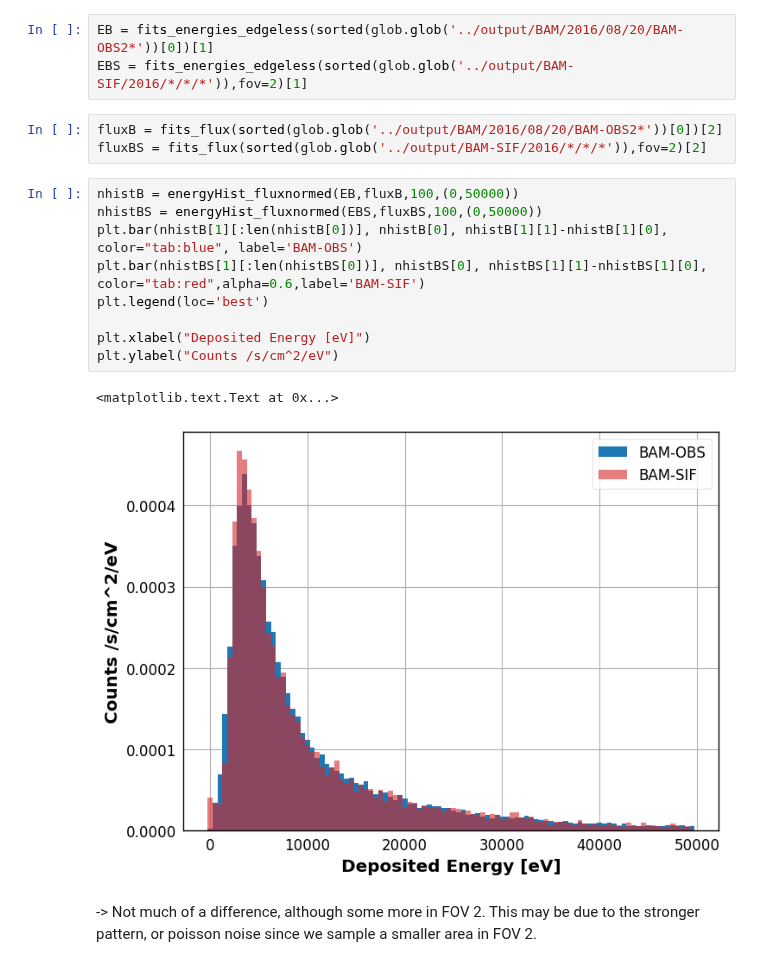
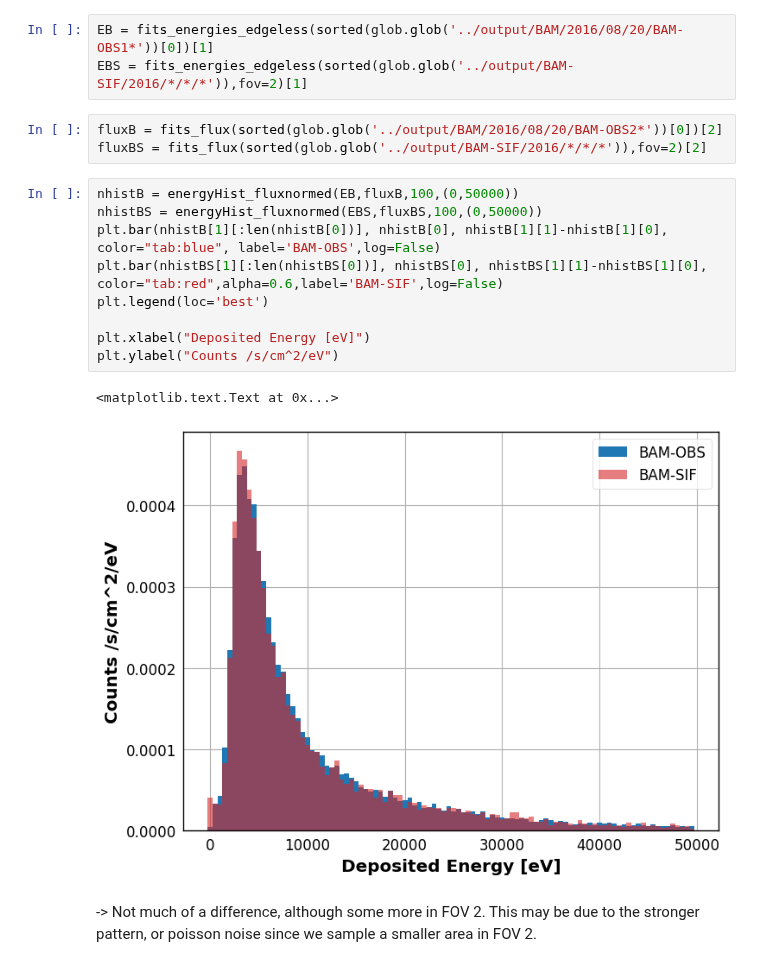
Before and after one commit to asierabreu/cosmics, a Jupyter notebook: postprocessing/energy-histograms.ipynb, the cells around one changed output. Saved outputs shown, nothing was run; the diff lists cells and outputs as text.

```diff
--- a/postprocessing/energy-histograms.ipynb
+++ b/postprocessing/energy-histograms.ipynb
@@ -139,7 +139,7 @@ plt.bar(nhistB2[1][:len(nhistB2[0])], nhistB2[0], nhistB2[1][1]-nhistB2[1][0], c
 # %% [markdown]
 # BAM-OBS vs BAM-SIF
 # %%
-EB = fits_energies_edgeless(sorted(glob.glob('../output/BAM/2016/08/20/BAM-OBS2*'))[0])[1]
+EB = fits_energies_edgeless(sorted(glob.glob('../output/BAM/2016/08/20/BAM-OBS1*'))[0])[1]
 EBS = fits_energies_edgeless(sorted(glob.glob('../output/BAM-SIF/2016/*/*/*')),fov=2)[1]
 # %%
 fluxB = fits_flux(sorted(glob.glob('../output/BAM/2016/08/20/BAM-OBS2*'))[0])[2]
@@ -147,15 +147,15 @@ fluxBS = fits_flux(sorted(glob.glob('../output/BAM-SIF/2016/*/*/*')),fov=2)[2]
 # %%
 nhistB = energyHist_fluxnormed(EB,fluxB,100,(0,50000))
 nhistBS = energyHist_fluxnormed(EBS,fluxBS,100,(0,50000))
-plt.bar(nhistB[1][:len(nhistB[0])], nhistB[0], nhistB[1][1]-nhistB[1][0], color="tab:blue", label='BAM-OBS')
-plt.bar(nhistBS[1][:len(nhistBS[0])], nhistBS[0], nhistBS[1][1]-nhistBS[1][0], color="tab:red",alpha=0.6,label='BAM-SIF')
+plt.bar(nhistB[1][:len(nhistB[0])], nhistB[0], nhistB[1][1]-nhistB[1][0], color="tab:blue", label='BAM-OBS',log=False)
+plt.bar(nhistBS[1][:len(nhistBS[0])], nhistBS[0], nhistBS[1][1]-nhistBS[1][0], color="tab:red",alpha=0.6,label='BAM-SIF',log=False)
 plt.legend(loc='best')
 
 plt.xlabel("Deposited Energy [eV]")
 plt.ylabel("Counts /s/cm^2/eV")
 # %% [output]
 <matplotlib.text.Text at 0x...>
-[figure, old version]
+[figure, new version]
 # %% [markdown]
 -> Not much of a difference, although some more in FOV 2. This may be due to the stronger pattern, or poisson noise since we sample a smaller area in FOV 2.
 # %% [markdown]
```
Also changed, not shown: 19 other files.
